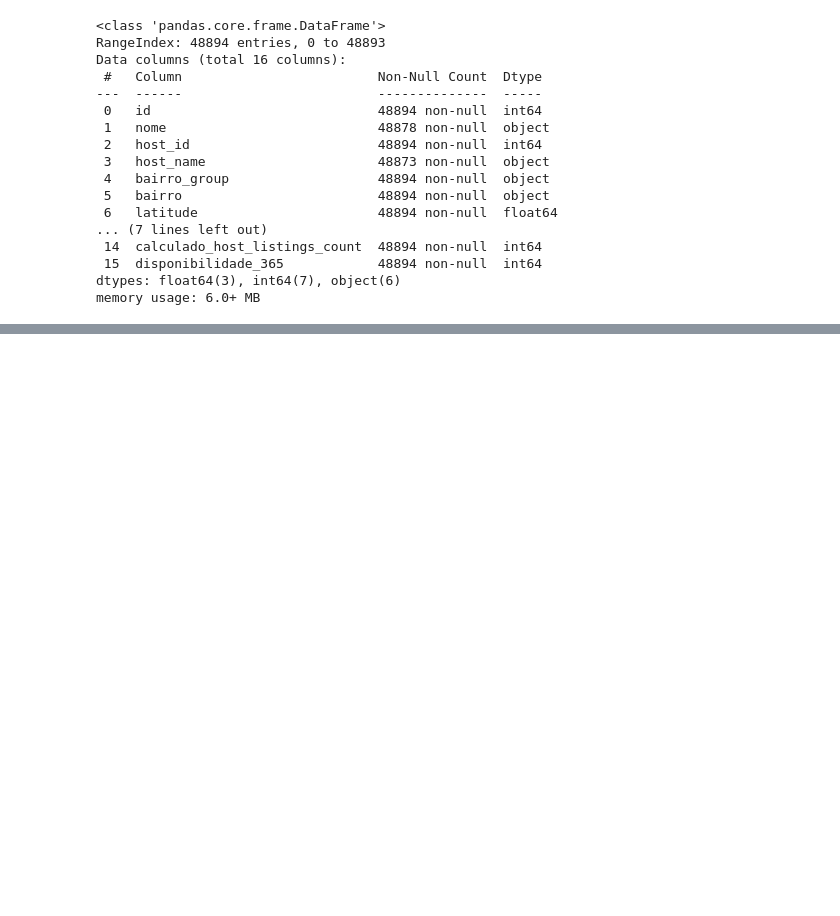
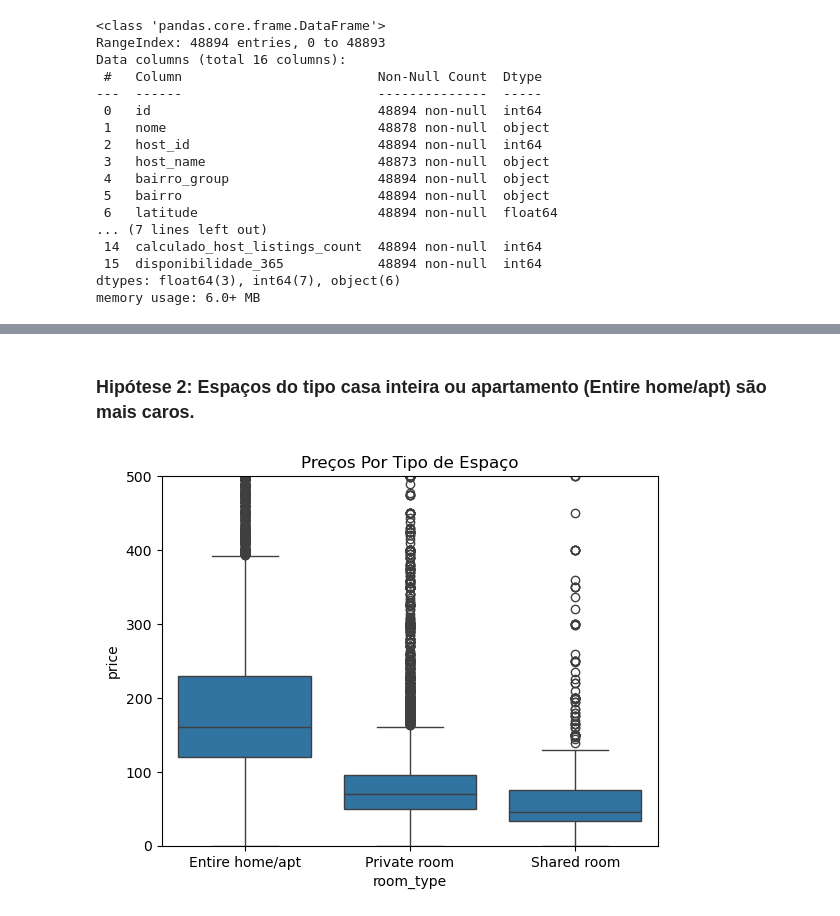
Before and after one commit to viniciusaprazeres/lighthouse-ciencia-de-dados, a Jupyter notebook: analise_eda.ipynb, the cells around one changed output, grey strips where cells are left out. Cells and saved outputs as stored; diff of their text form; code cells hidden in the pictures; blank space fills up the shorter version.

```diff
--- a/analise_eda.ipynb
+++ b/analise_eda.ipynb
@@ -67,0 +84,10 @@ df_precificacao.describe()
+# %% [markdown]
+### Hipótese 2: Espaços do tipo casa inteira ou apartamento (Entire home/apt) são mais caros.
+# %%
+# Criando um gráfico em boxplot por tipo de espaço
+sns.boxplot(df_precificacao, x='room_type', y='price')
+plt.ylim(0, 500) # Remove outliers
+plt.title('Preços Por Tipo de Espaço')
+plt.show()
+# %% [output]
+[figure, added]
```
Also changed, not shown: parts of 7 cells of this notebook.
